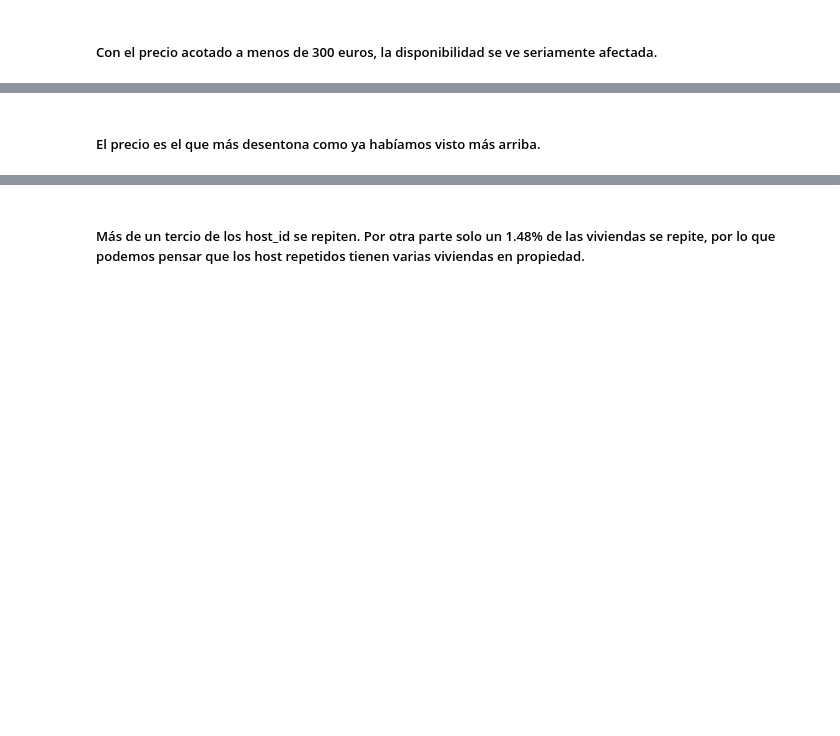
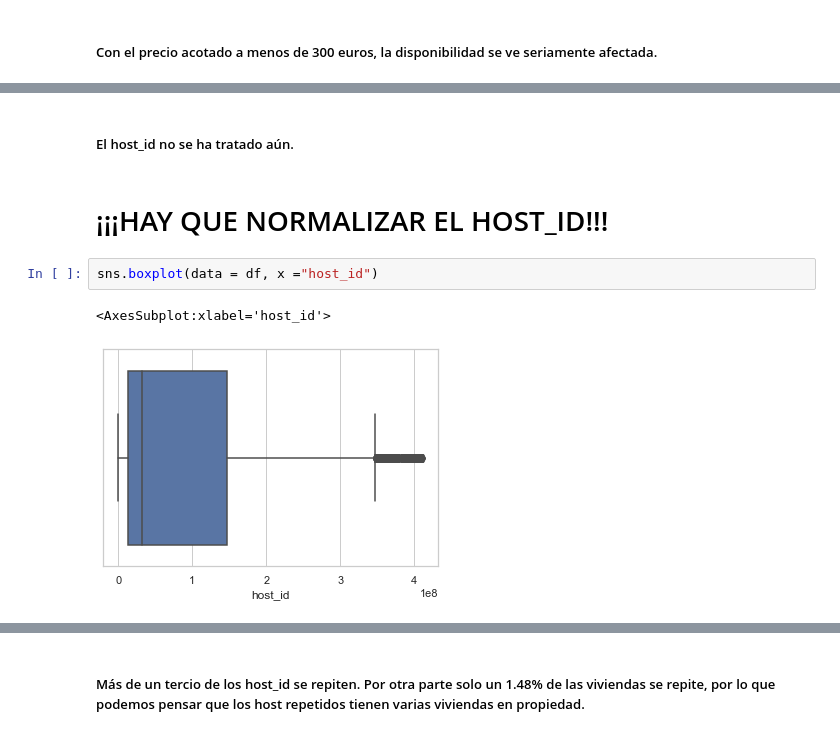
Before and after one commit to Factoria-F5-AI-Bootcamp-1-Edicion/Milan_airbnb, a Jupyter notebook: Milan_airbnb_EDA.ipynb, the cells around one changed output, grey strips where cells are left out. Drawn from its saved outputs; the diff is of its cells as text; blank space fills up the shorter version.

```diff
--- a/Milan_airbnb_EDA.ipynb
+++ b/Milan_airbnb_EDA.ipynb
@@ -534,3 +667,10 @@ plt.show()
 # %% [markdown]
-<h5>El precio es el que más desentona como ya habíamos visto más arriba.</h5>
+<h5>El host_id no se ha tratado aún.</h5>
+# %% [markdown]
+<h1>¡¡¡HAY QUE NORMALIZAR EL HOST_ID!!!</h1>
+# %%
+sns.boxplot(data = df, x ="host_id")
+# %% [output]
+<AxesSubplot:xlabel='host_id'>
+[figure, added]
 # %%
```
Also changed, not shown: parts of 82 cells of this notebook.
